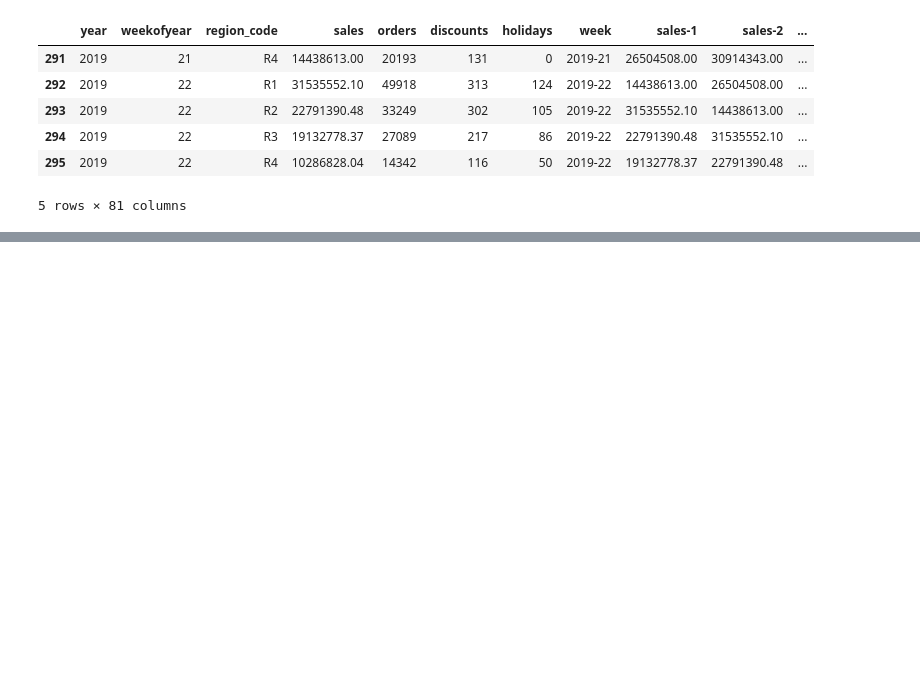
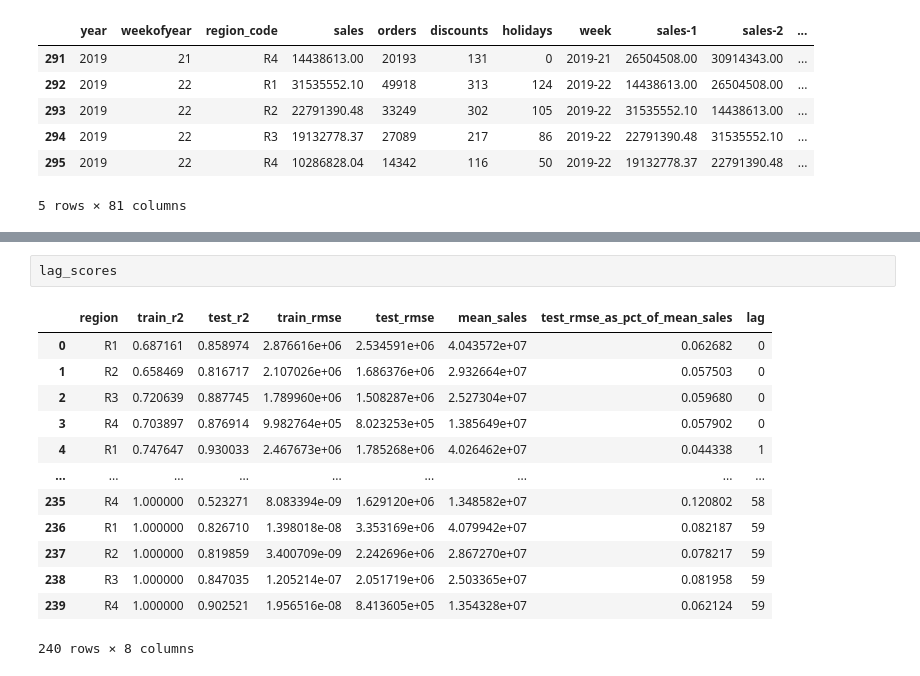
Before and after one commit to katayoonk/Sales-Forecasting, a Jupyter notebook: rf_time_seriesES.ipynb, the cells around one changed output, grey strips where cells are left out. Saved outputs shown, nothing was run; the diff lists cells and outputs as text; blank space fills up the shorter version.

```diff
--- a/rf_time_seriesES.ipynb
+++ b/rf_time_seriesES.ipynb
@@ -175,0 +195,16 @@ models = linear_model_builder(weekly_df, 3)
+# %%
+lag_scores
+# %% [output]
+|  | region | train_r2 | test_r2 | train_rmse | test_rmse | mean_sales | test_rmse_as_pct_of_mean_sales | lag |
+| 0 | R1 | 0.687161 | 0.858974 | 2.876616e+06 | 2.534591e+06 | 4.043572e+07 | 0.062682 | 0 |
+| 1 | R2 | 0.658469 | 0.816717 | 2.107026e+06 | 1.686376e+06 | 2.932664e+07 | 0.057503 | 0 |
+| 2 | R3 | 0.720639 | 0.887745 | 1.789960e+06 | 1.508287e+06 | 2.527304e+07 | 0.059680 | 0 |
+| 3 | R4 | 0.703897 | 0.876914 | 9.982764e+05 | 8.023253e+05 | 1.385649e+07 | 0.057902 | 0 |
+| 4 | R1 | 0.747647 | 0.930033 | 2.467673e+06 | 1.785268e+06 | 4.026462e+07 | 0.044338 | 1 |
+| ... | ... | ... | ... | ... | ... | ... | ... | ... |
+| 235 | R4 | 1.000000 | 0.523271 | 8.083394e-09 | 1.629120e+06 | 1.348582e+07 | 0.120802 | 58 |
+| 236 | R1 | 1.000000 | 0.826710 | 1.398018e-08 | 3.353169e+06 | 4.079942e+07 | 0.082187 | 59 |
+| 237 | R2 | 1.000000 | 0.819859 | 3.400709e-09 | 2.242696e+06 | 2.867270e+07 | 0.078217 | 59 |
+| 238 | R3 | 1.000000 | 0.847035 | 1.205214e-07 | 2.051719e+06 | 2.503365e+07 | 0.081958 | 59 |
+| 239 | R4 | 1.000000 | 0.902521 | 1.956516e-08 | 8.413605e+05 | 1.354328e+07 | 0.062124 | 59 |
+240 rows × 8 columns
```
Also changed, not shown: parts of 10 cells of this notebook, 1 other file.
